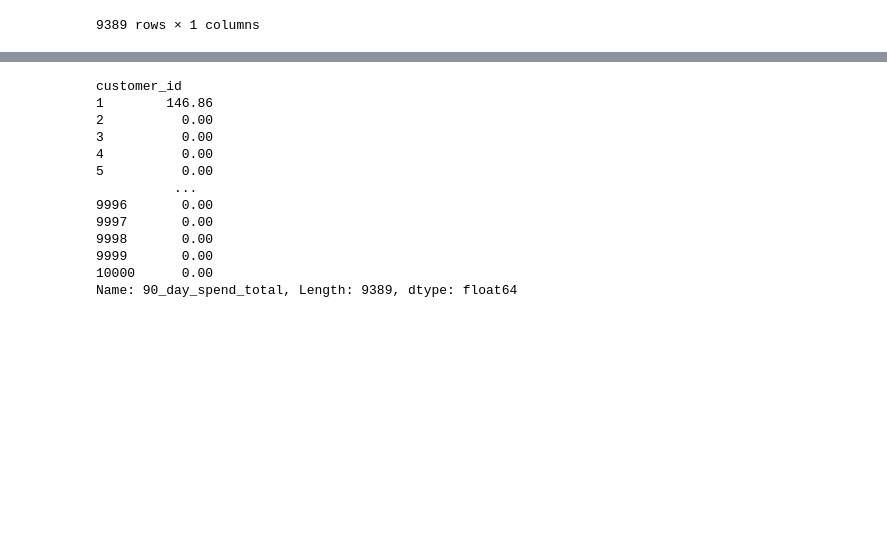
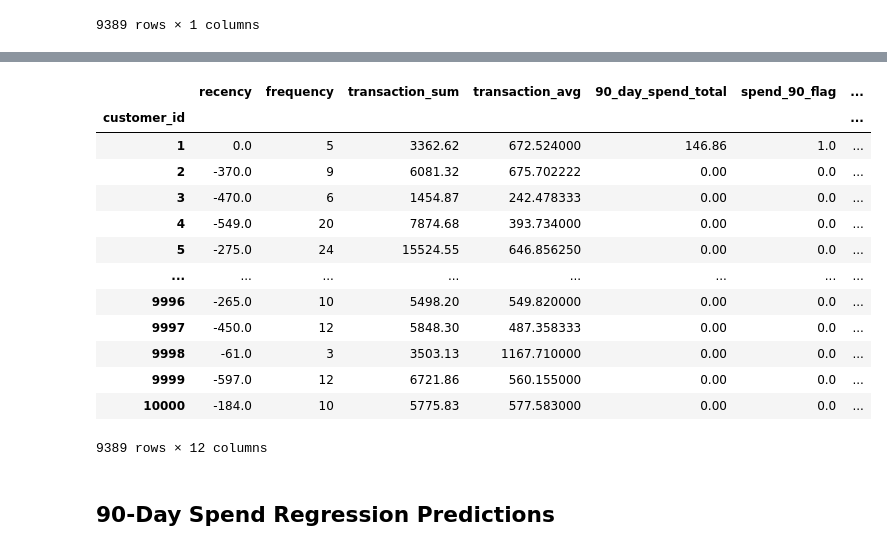
Before and after one commit to StevenSouks/schulich_data_science, a Jupyter notebook: random.ipynb, the cells around one changed output, grey strips where cells are left out. Drawn from its saved outputs; the diff is of its cells as text; code cells hidden in the pictures; blank space fills up the shorter version.

```diff
--- a/random.ipynb
+++ b/random.ipynb
@@ -43,3 +48,11 @@ merged_df
 | 9999 | 2022-05-10 | 2022-07-15 | 31.0 | Female | Andrewland | 23 | ... |
 | 10000 | 2023-05-26 | 2023-09-01 | 67.0 | Male | Hollytown | 12 | ... |
 10000 rows × 11 columns
+# %%
+merged_df['join_date'] = pd.to_datetime(merged_df['join_date'])
+merged_df['last_purchase_date'] = pd.to_datetime(merged_df['last_purchase_date'])
+merged_df['customer_age'] = merged_df['last_purchase_date'] - merged_df['join_date']
+merged_df['transaction_frequency_avg'] = merged_df['customer_age'] / merged_df['transaction_id']
+merged_df['transaction_frequency_avg'] = merged_df['transaction_id'].astype(int)
+
+merged_df['customer_age'] = merged_df['customer_age'].dt.days
@@ -250,26 +366,35 @@ features_df
 | 9999 | -597.0 | 12 | 6721.86 | 560.155000 | 0.00 | 0.0 |
 | 10000 | -184.0 | 10 | 5775.83 | 577.583000 | 0.00 | 0.0 |
 9389 rows × 6 columns
+# %%
+features_df['customer_life_in_days'] = merged_df['customer_age']
+features_df['engagement_score'] = merged_df['engagement_score']
+features_df['avg_transaction_frequency'] = merged_df['transaction_frequency_avg']
+features_df[['gender_0', 'gender_Female', 'gender_Male']] = gender_encoded_df[['gender_0', 'gender_Female', 'gender_Male']]
+features_df
+# %% [output]
+|  | recency | frequency | transaction_sum | transaction_avg | 90_day_spend_total | spend_90_flag | ... |
+| customer_id |  |  |  |  |  |  | ... |
+| 1 | 0.0 | 5 | 3362.62 | 672.524000 | 146.86 | 1.0 | ... |
+| 2 | -370.0 | 9 | 6081.32 | 675.702222 | 0.00 | 0.0 | ... |
+| 3 | -470.0 | 6 | 1454.87 | 242.478333 | 0.00 | 0.0 | ... |
+| 4 | -549.0 | 20 | 7874.68 | 393.734000 | 0.00 | 0.0 | ... |
+| 5 | -275.0 | 24 | 15524.55 | 646.856250 | 0.00 | 0.0 | ... |
+| ... | ... | ... | ... | ... | ... | ... | ... |
+| 9996 | -265.0 | 10 | 5498.20 | 549.820000 | 0.00 | 0.0 | ... |
+| 9997 | -450.0 | 12 | 5848.30 | 487.358333 | 0.00 | 0.0 | ... |
+| 9998 | -61.0 | 3 | 3503.13 | 1167.710000 | 0.00 | 0.0 | ... |
+| 9999 | -597.0 | 12 | 6721.86 | 560.155000 | 0.00 | 0.0 | ... |
+| 10000 | -184.0 | 10 | 5775.83 | 577.583000 | 0.00 | 0.0 | ... |
+9389 rows × 12 columns
 # %%
 # MACHINE LEARNING ----
 
-X = features_df[['recency', 'frequency', 'price_sum', 'price_mean']]
+X = features_df[['recency', 'frequency', 'transaction_sum', 'transaction_avg','customer_life_in_days',\
+                 'engagement_score','gender_Female', 'gender_Male']]
 
 # NEXT 90-DAY SPEND prediction
 
 y_spend = features_df['90_day_spend_total']
-y_spend
-# %% [output]
-customer_id
-1        146.86
-2          0.00
-3          0.00
-4          0.00
-5          0.00
-          ...
-9996       0.00
-9997       0.00
-9998       0.00
-9999       0.00
-10000      0.00
-Name: 90_day_spend_total, Length: 9389, dtype: float64
+# %% [markdown]
+## 90-Day Spend Regression Predictions
```
Also changed, not shown: parts of 29 cells of this notebook, 1 other file.
